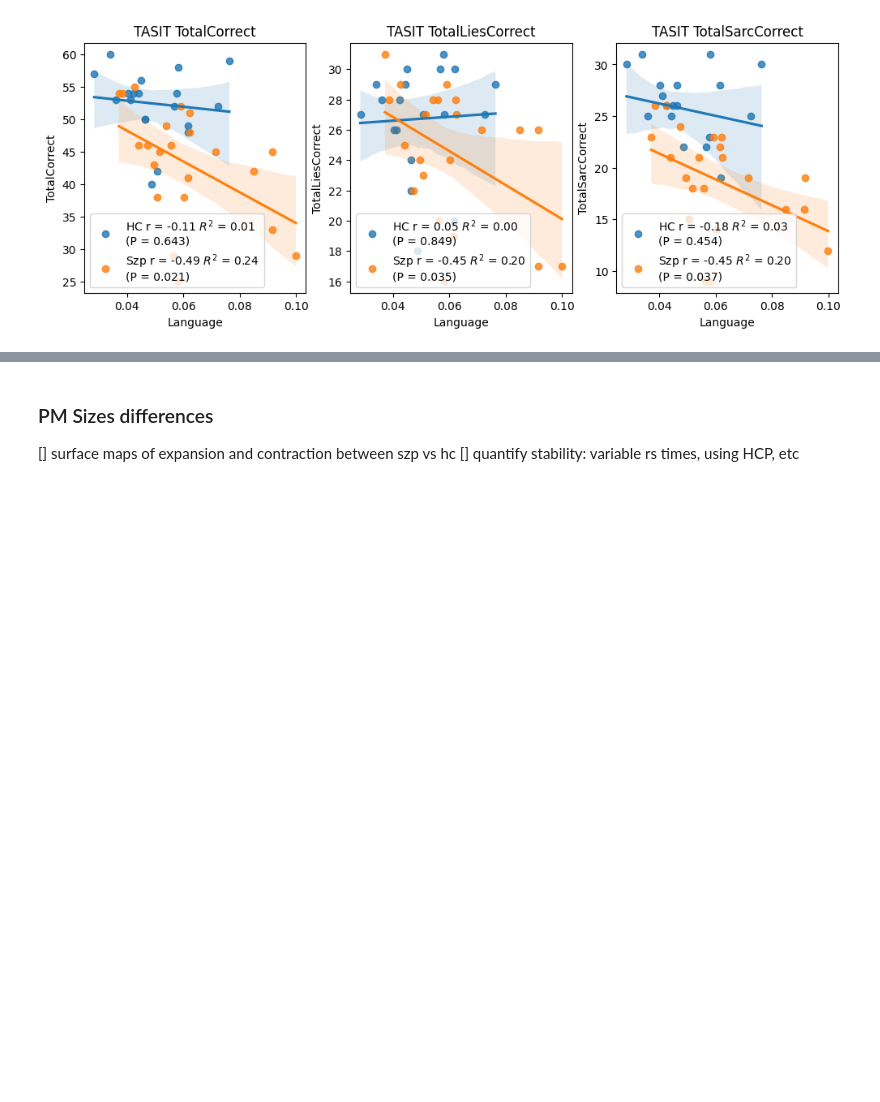
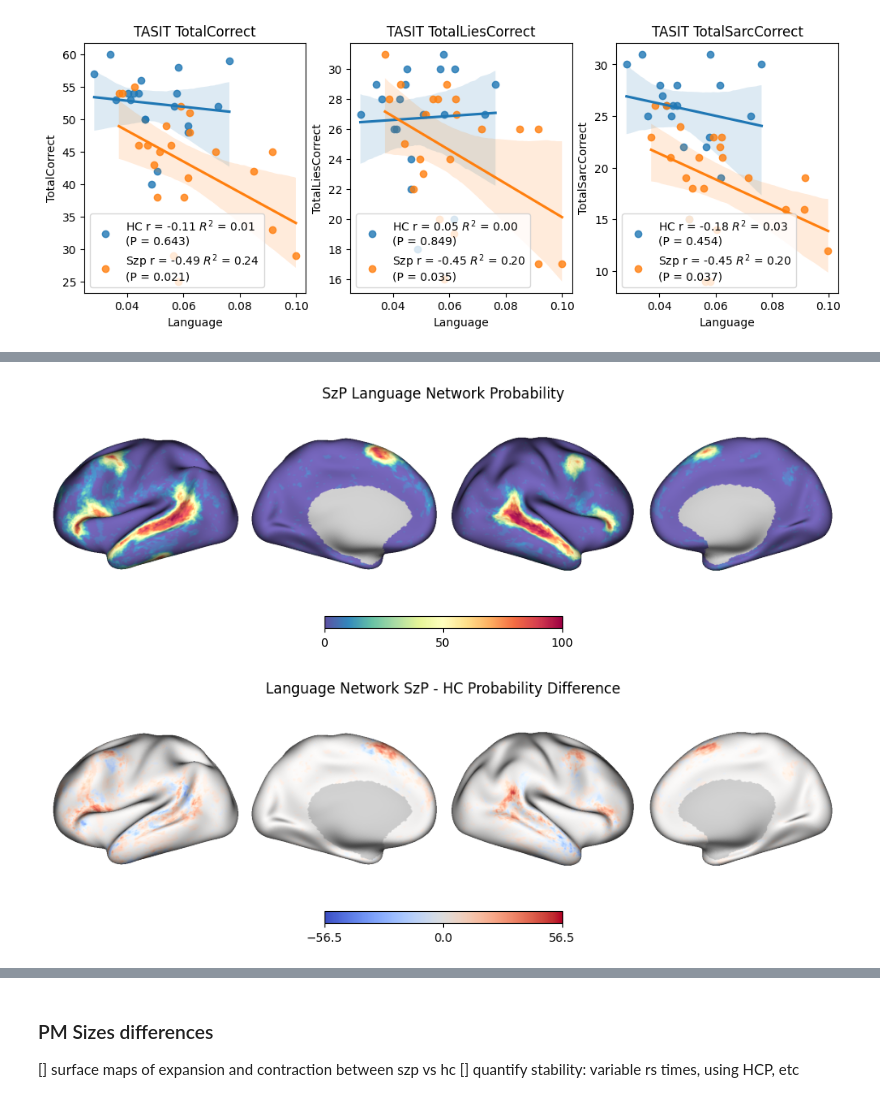
Before and after one commit to cole-khamnei/precision_mapping, a Jupyter notebook: notebooks/precision_map_EDA.ipynb, the cells around one changed output, grey strips where cells are left out. Drawn from its saved outputs; the diff is of its cells as text; code cells hidden in the pictures; blank space fills up the shorter version.

```diff
--- a/notebooks/precision_map_EDA.ipynb
+++ b/notebooks/precision_map_EDA.ipynb
@@ -385,3 +385,4 @@ skipped  52
 # %%
 na_s, ns_s = np.array(na_s), np.array(ns_s)
 valid_subjects = np.array(valid_subjects)
+szp_index = np.array(["_08_" in v for v in valid_subjects])
@@ -547,0 +548,37 @@ for ax, var, svar in zip(axes, other_vars, size_vars):
+# %%
+network_interest = "Language"
+# %%
+nl = ns_s == network_interest
+szp_net_prob = nl[szp_index].mean(axis=0) * 100
+
+szp_net_prob_values = CAP_tools.utils.cifti_map(None, szp_net_prob, example_cifti)
+fig, ax = plt.subplots(figsize=(12, 4))
+ax, _ = sfm.surface_plot(szp_net_prob_values, cmap=plt.cm.Spectral_r, ax=ax)
+ax.set_title(f"SzP {network_interest} Network Probability")
+
+hc_net_prob = nl[~szp_index].mean(axis=0) * 100
+# hc_net_prob_values = CAP_tools.utils.cifti_map(None, hc_net_prob, example_cifti)
+# fig, ax = plt.subplots(figsize=(12, 4))
+# ax, _ = sfm.surface_plot(hc_net_prob_values, cmap=plt.cm.Spectral_r, ax=ax)
+# ax.set_title(f"HC {network_interest} Network Probability")
+
+# odds_prob = np.log2(np.clip(szp_net_prob / hc_net_prob, 0.05, 10))
+# odds_prob_values = CAP_tools.utils.cifti_map(None, odds_prob, example_cifti)
+# fig, ax = plt.subplots(figsize=(12, 4))
+# ax, _ = sfm.surface_plot(odds_prob_values, cmap=plt.cm.coolwarm, ax=ax)
+# ax.set_title(f"{network_interest} Network SzP - HC Log Odds Ratio")
+
+prob_diff = szp_net_prob - hc_net_prob
+prob_diff_values = CAP_tools.utils.cifti_map(None, prob_diff, example_cifti)
+fig, ax = plt.subplots(figsize=(12, 4))
+ax, _ = sfm.surface_plot(prob_diff_values, cmap=plt.cm.coolwarm, ax=ax)
+ax.set_title(f"{network_interest} Network SzP - HC Probability Difference")
+
+sfm.write_values_to_dscalar(
+    prob_diff_values,
+    "/data/data7/network_control/projects/voxel_analysis/tests/outputs/ex.dscalar.nii",
+    scalar_name="SzP - HC Language Network Probability"
+                           )
+# %% [output]
+[figure, added]
+[figure, added]
```
Also changed, not shown: parts of 8 cells of this notebook.
